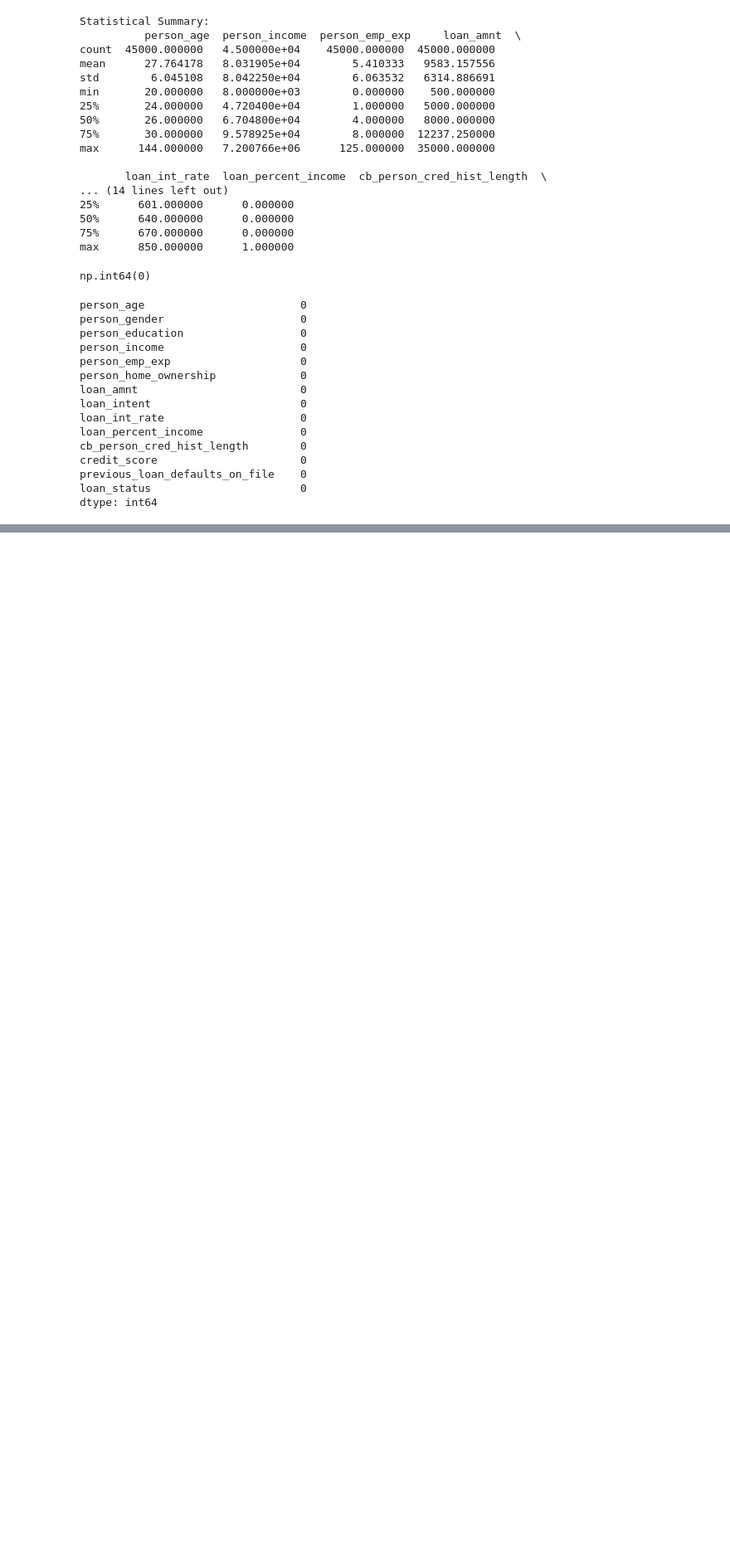
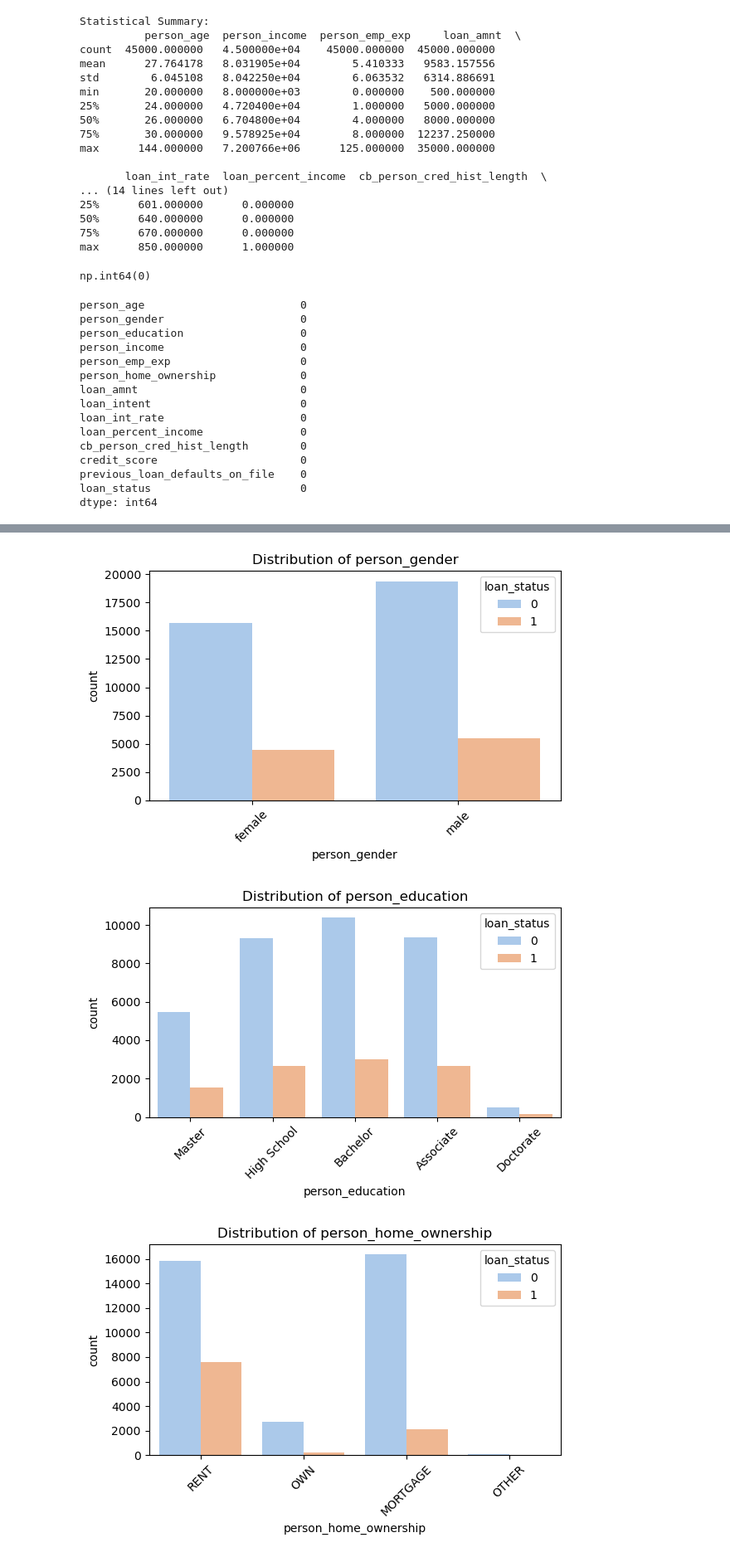
Before and after one commit to Chandu1613/loan-predict-logit, a Jupyter notebook: notebooks/loan_preprocessing.ipynb, the cells around one changed output, grey strips where cells are left out. Shown at 83% size. Cells and saved outputs as stored; diff of their text form; code cells hidden in the pictures; blank space fills up the shorter version.

```diff
--- a/notebooks/loan_preprocessing.ipynb
+++ b/notebooks/loan_preprocessing.ipynb
@@ -101,0 +125,16 @@ dtype: int64
+# %%
+categorical_cols = ['person_gender', 'person_education', 'person_home_ownership',
+                    'loan_intent', 'previous_loan_defaults_on_file']
+
+for col in categorical_cols:
+    plt.figure(figsize=(6,4))
+    sns.countplot(x=col, data=df, palette="pastel", hue="loan_status")
+    plt.title(f"Distribution of {col}")
+    plt.xticks(rotation=45)
+    plt.tight_layout()
+    plt.savefig(f"../artifacts/{col}_distribution.png")
+    plt.show()
+# %% [output]
+[figure, added]
+[figure, added]
+[figure, added]
```
Also changed, not shown: parts of 11 cells of this notebook, 18 other files.
